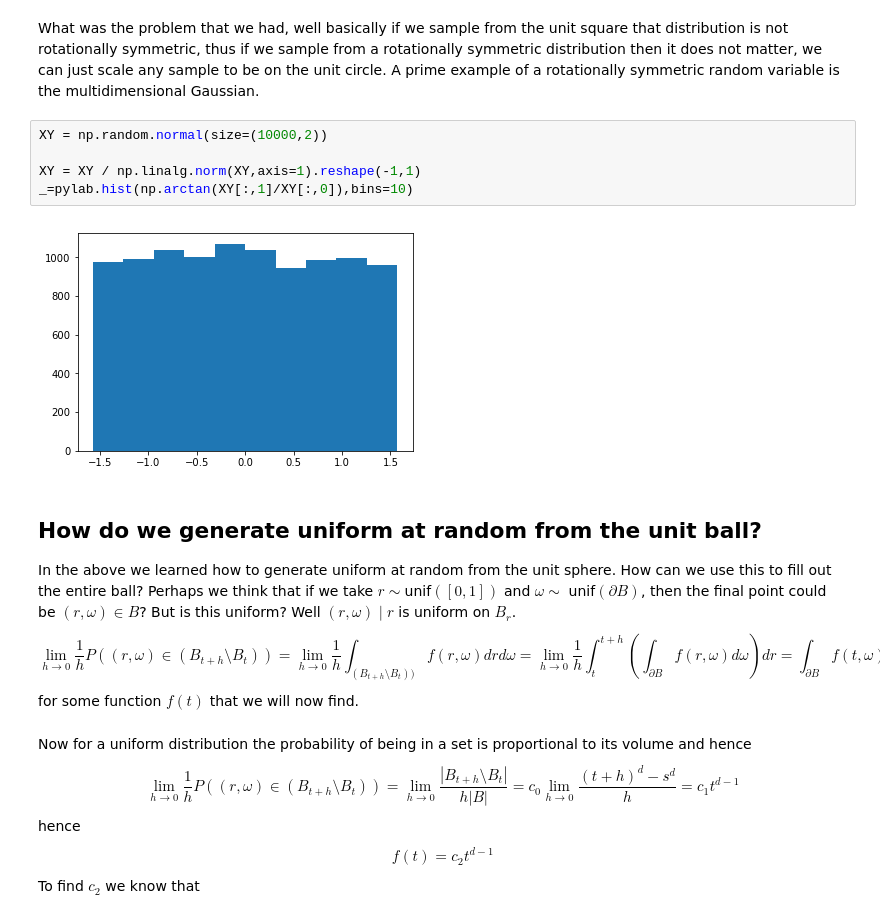
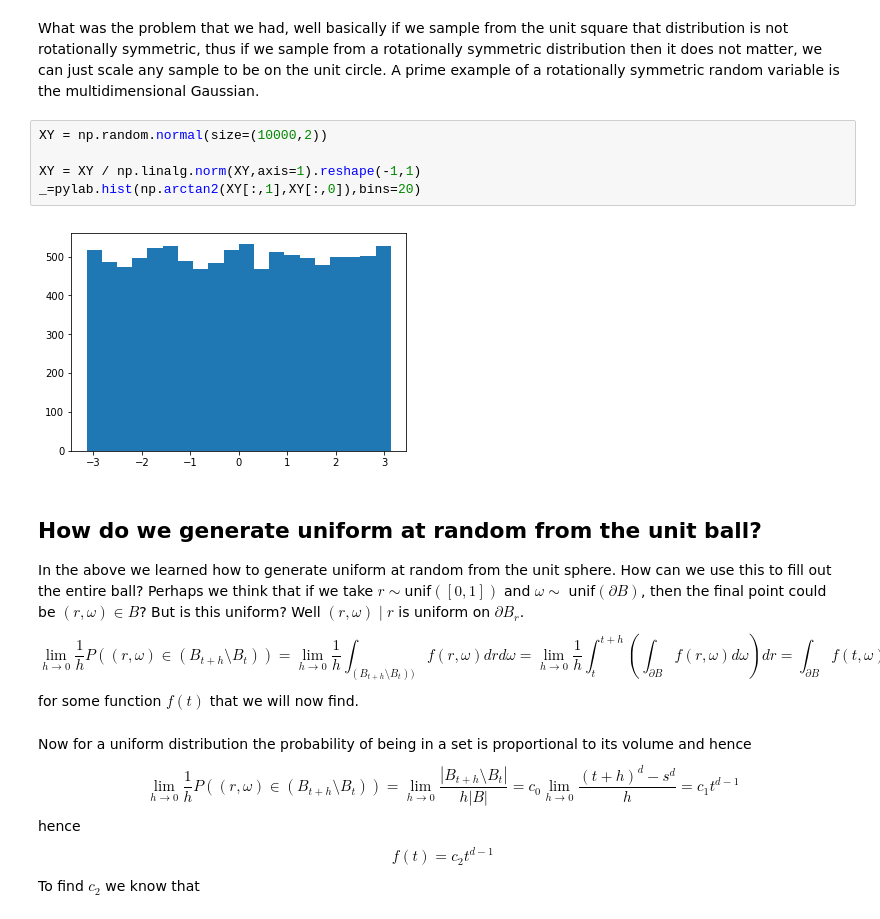
Before and after one commit to datascience-intro/1MS041-2020, a Jupyter notebook: lectures/16.ipynb, the cells around one changed output. Cells and saved outputs as stored; diff of their text form.

```diff
--- a/lectures/16.ipynb
+++ b/lectures/16.ipynb
@@ -257,14 +261,14 @@ What was the problem that we had, well basically if we sample from the unit squa
 # %%
 XY = np.random.normal(size=(10000,2))
 
 XY = XY / np.linalg.norm(XY,axis=1).reshape(-1,1)
-_=pylab.hist(np.arctan(XY[:,1]/XY[:,0]),bins=10)
+_=pylab.hist(np.arctan2(XY[:,1],XY[:,0]),bins=20)
 # %% [output]
-[figure, old version]
+[figure, new version]
 # %% [markdown]
 ## How do we generate uniform at random from the unit ball?
 
-In the above we learned how to generate uniform at random from the unit sphere. How can we use this to fill out the entire ball? Perhaps we think that if we take $r \sim $unif$([0,1])$ and $\omega \sim $ unif$(\partial B)$, then the final point could be $(r,\omega) \in B$? But is this uniform? Well $(r,\omega) \mid r$ is uniform on $B_r$.
+In the above we learned how to generate uniform at random from the unit sphere. How can we use this to fill out the entire ball? Perhaps we think that if we take $r \sim $unif$([0,1])$ and $\omega \sim $ unif$(\partial B)$, then the final point could be $(r,\omega) \in B$? But is this uniform? Well $(r,\omega) \mid r$ is uniform on $\partial B_r$.
 $$
     \lim_{h \to 0}\frac{1}{h} P((r,\omega) \in (B_{t+h} \setminus B_t)) = \lim_{h \to 0}\frac{1}{h} \int_{(B_{t+h} \setminus B_t))} f(r,\omega) dr d\omega = \lim_{h \to 0}\frac{1}{h}\int_{t}^{t+h} \left ( \int_{\partial B} f(r,\omega) d\omega \right ) dr = \int_{\partial B} f(t,\omega) d\omega = f(t)
 $$
```
Also changed, not shown: parts of 4 cells of this notebook, 27 other files.
